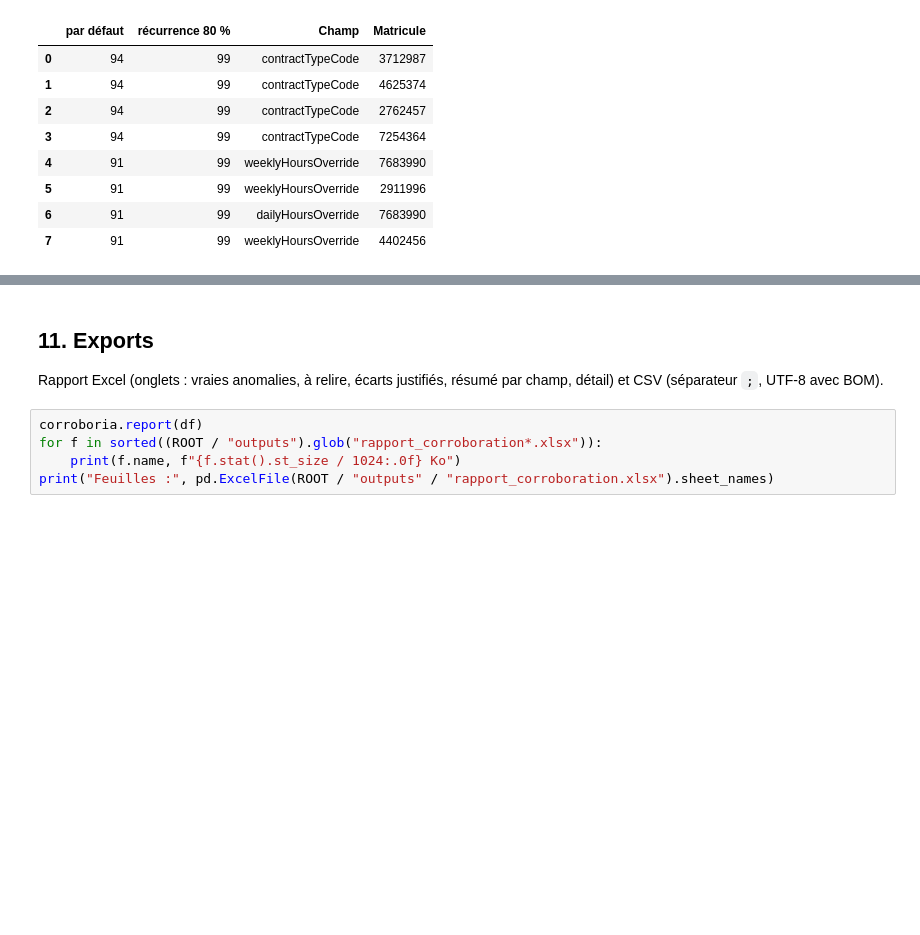
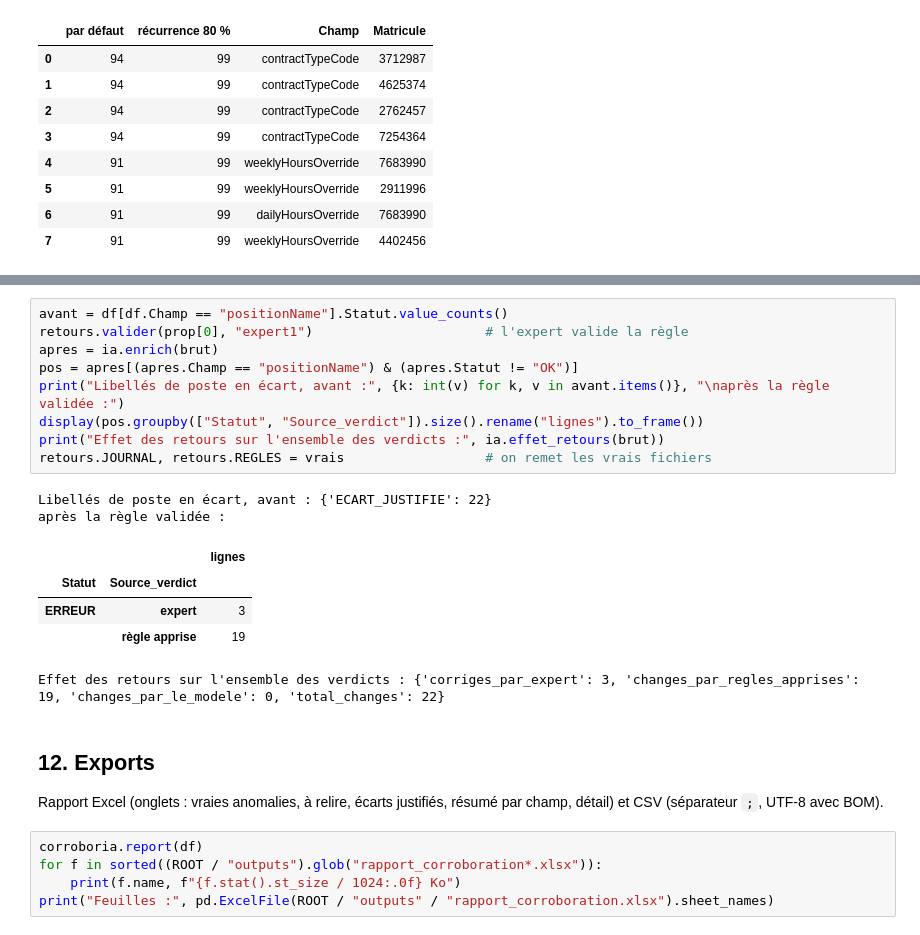
Before and after one commit to Thelazerlog/CodeMLCorroborAI, a Jupyter notebook: CorroborIA_remise.ipynb, the cells around one changed output, grey strips where cells are left out. Drawn from its saved outputs; the diff is of its cells as text; blank space fills up the shorter version.

```diff
--- a/CorroborIA_remise.ipynb
+++ b/CorroborIA_remise.ipynb
@@ -255,5 +316,22 @@ Explication du LLM local : Pour contractTypeCode, le système A a JWN mais le sy
+# %%
+avant = df[df.Champ == "positionName"].Statut.value_counts()
+retours.valider(prop[0], "expert1")                      # l'expert valide la règle
+apres = ia.enrich(brut)
+pos = apres[(apres.Champ == "positionName") & (apres.Statut != "OK")]
+print("Libellés de poste en écart, avant :", {k: int(v) for k, v in avant.items()}, "\naprès la règle validée :")
+display(pos.groupby(["Statut", "Source_verdict"]).size().rename("lignes").to_frame())
+print("Effet des retours sur l'ensemble des verdicts :", ia.effet_retours(brut))
+retours.JOURNAL, retours.REGLES = vrais                  # on remet les vrais fichiers
+# %% [output]
+Libellés de poste en écart, avant : {'ECART_JUSTIFIE': 22}
+après la règle validée :
+|  |  | lignes |
+| Statut | Source_verdict |  |
+| ERREUR | expert | 3 |
+|  | règle apprise | 19 |
+Effet des retours sur l'ensemble des verdicts : {'corriges_par_expert': 3, 'changes_par_regles_apprises': 19, 'changes_par_le_modele': 0, 'total_changes': 22}
 # %% [markdown]
-## 11. Exports
+## 12. Exports
 Rapport Excel (onglets : vraies anomalies, à relire, écarts justifiés, résumé par champ, détail) et CSV (séparateur `;`, UTF-8 avec BOM).
 # %%
 corroboria.report(df)
```
Also changed, not shown: parts of 10 cells of this notebook, 8 other files.
